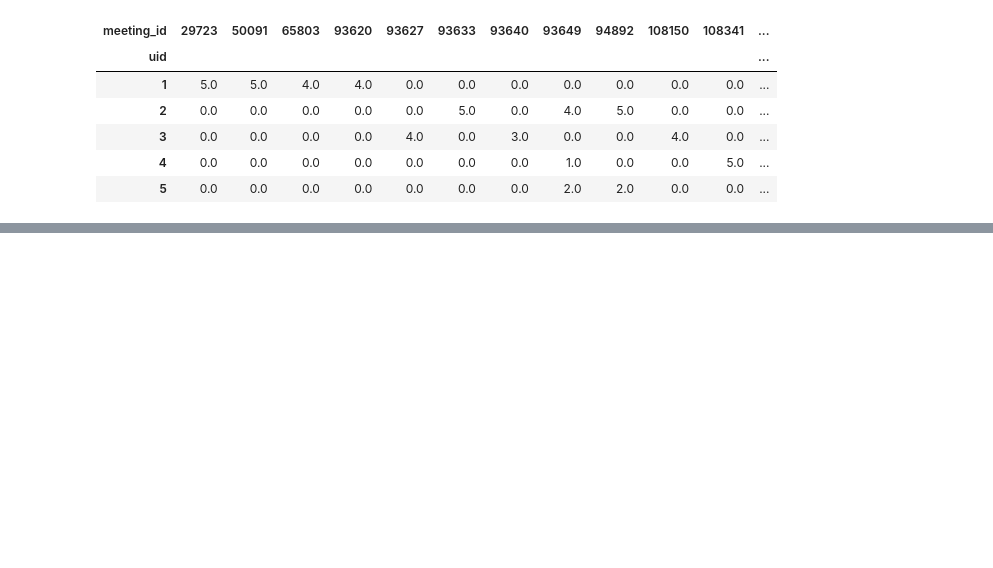
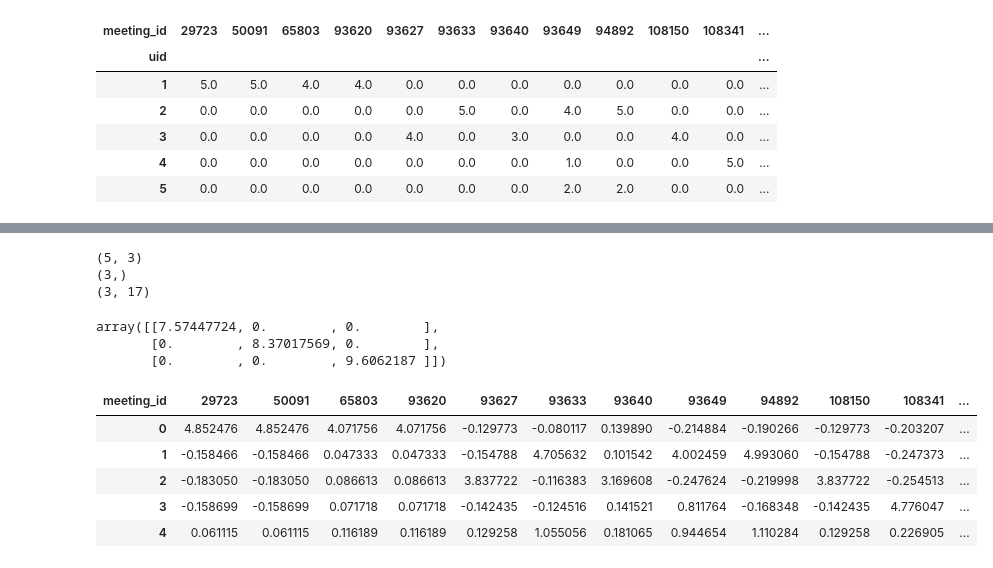
Before and after one commit to sht3898/wiselife, a Jupyter notebook: Data/recommend.ipynb, the cells around one changed output, grey strips where cells are left out. Drawn from its saved outputs; the diff is of its cells as text; code cells hidden in the pictures; blank space fills up the shorter version.

```diff
--- a/Data/recommend.ipynb
+++ b/Data/recommend.ipynb
@@ -362,0 +392,27 @@ AttributeError: 'DataFrame' object has no attribute 'as_matrix'
+# %%
+print(U.shape)
+print(sigma.shape)
+print(Vt.shape)
+# %% [output]
+(5, 3)
+(3,)
+(3, 17)
+# %%
+sigma = np.diag(sigma)
+sigma
+# %% [output]
+array([[7.57447724, 0.        , 0.        ],
+       [0.        , 8.37017569, 0.        ],
+       [0.        , 0.        , 9.6062187 ]])
+# %%
+svd_user_predicted_ratings = np.dot(np.dot(U, sigma), Vt) + user_ratings_mean.reshape(-1, 1)
+# %%
+df_svd_preds = pd.DataFrame(svd_user_predicted_ratings, columns=df_user_meeting_ratings.columns)
+df_svd_preds
+# %% [output]
+| meeting_id | 29723 | 50091 | 65803 | 93620 | 93627 | 93633 | 93640 | 93649 | 94892 | 108150 | 108341 | ... |
+| 0 | 4.852476 | 4.852476 | 4.071756 | 4.071756 | -0.129773 | -0.080117 | 0.139890 | -0.214884 | -0.190266 | -0.129773 | -0.203207 | ... |
+| 1 | -0.158466 | -0.158466 | 0.047333 | 0.047333 | -0.154788 | 4.705632 | 0.101542 | 4.002459 | 4.993060 | -0.154788 | -0.247373 | ... |
+| 2 | -0.183050 | -0.183050 | 0.086613 | 0.086613 | 3.837722 | -0.116383 | 3.169608 | -0.247624 | -0.219998 | 3.837722 | -0.254513 | ... |
+| 3 | -0.158699 | -0.158699 | 0.071718 | 0.071718 | -0.142435 | -0.124516 | 0.141521 | 0.811764 | -0.168348 | -0.142435 | 4.776047 | ... |
+| 4 | 0.061115 | 0.061115 | 0.116189 | 0.116189 | 0.129258 | 1.055056 | 0.181065 | 0.944654 | 1.110284 | 0.129258 | 0.226905 | ... |
```
Also changed, not shown: parts of 11 cells of this notebook, 2 other files.
